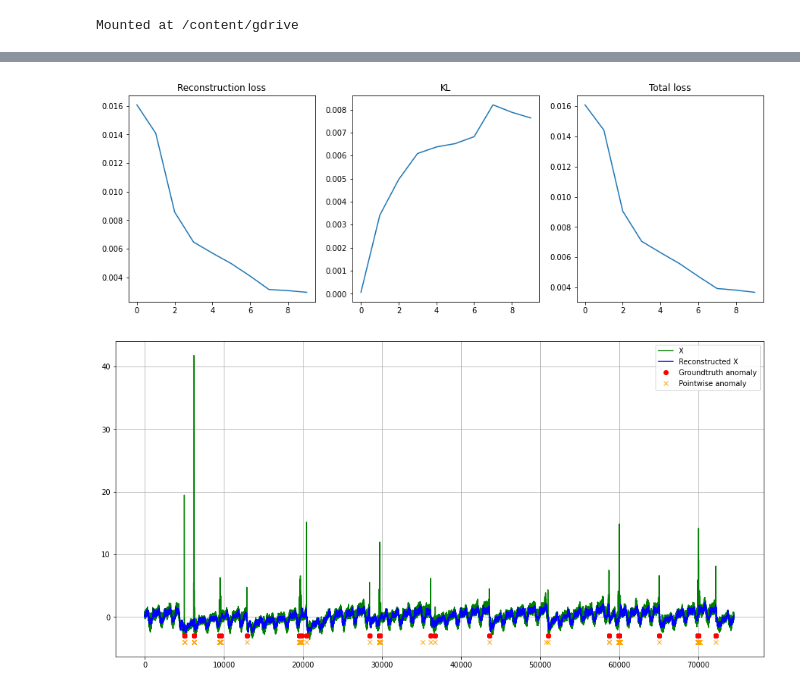
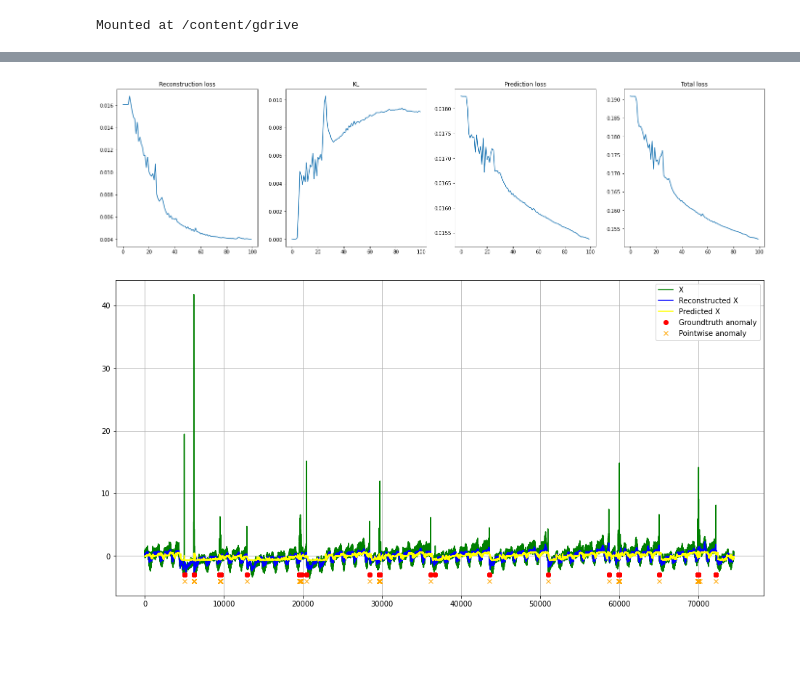
Before and after one commit to zloelias/hse-project-vae-lstm, a Jupyter notebook: vae.ipynb, the cells around one changed output, grey strips where cells are left out. Drawn from its saved outputs; the diff is of its cells as text; code cells hidden in the pictures; blank space fills up the shorter version.

Commit message:
Colaboratory. Lstm prediction model added

```diff
--- a/vae.ipynb
+++ b/vae.ipynb
@@ -90,9 +91,10 @@ class KPIDataset(Dataset):
     def __len__(self):
         return len(self.features)
 
+window_len = 256
 
-train_dataset = KPIDataset(X_train, y_train, window_len=256, sliding_step=1)
-test_dataset = KPIDataset(X_test, y_test, window_len=256, sliding_step=1)
+train_dataset = KPIDataset(X_train, y_train, window_len=window_len, sliding_step=1)
+test_dataset = KPIDataset(X_test, y_test, window_len=window_len, sliding_step=1)
 
 BATCH_SIZE = 2048
 train_dataloader = DataLoader(train_dataset, batch_size=BATCH_SIZE, shuffle=False, num_workers=1, pin_memory=True)
@@ -164,61 +200,71 @@ class VAE(nn.Module):
 # %%
 device = torch.device("cuda") if torch.cuda.is_available() else torch.device("cpu")
 vae = VAE().to(device)
+
+lstm = LSTM(input_size=window_len, hidden_size=64, num_layers=1).to(device)
 # %%
 def weighted_mse_loss(input, target, weights):
         return (weights * (input - target) ** 2).mean()
 
-def loss_fn(recon_x, x, mu, logvar, w, beta=.1):
+def loss_fn(recon_x, x, y_pred, y_true, mu, logvar, w, beta=.1, lmbda=10):
     MSE = weighted_mse_loss(recon_x, x, w)
     # see Appendix B from VAE paper:
     # Kingma and Welling. Auto-Encoding Variational Bayes. ICLR, 2014
     # 0.5 * sum(1 + log(sigma^2) - mu^2 - sigma^2)
     KLD = -0.5 * torch.mean(1 + logvar - mu.pow(2) - logvar.exp())
 
-    return MSE + beta*w.mean()*KLD, MSE, KLD
+    lstm_loss = nn.MSELoss(reduction='mean')
+    MSE_LSTM = lstm_loss(y_pred, y_true)
+
+    return MSE + beta*w.mean()*KLD + lmbda*w.mean()*MSE_LSTM, MSE, KLD, MSE_LSTM
 # %%
 optimizer = torch.optim.Adam(vae.parameters(), lr=1e-3)
 
-epochs = 10
+epochs = 100
 
-loss_history, mse_history, kld_history = [], [], []
+loss_history, mse_history, kld_history, mse_lstm_history = [], [], [], []
 
 for epoch in range(epochs):
-    total_loss, total_mse, total_kld = 0, 0, 0
-    for idx, (x, w, l, y) in enumerate(train_dataloader):
+    total_loss, total_mse, total_kld, total_mse_lstm = 0, 0, 0, 0
+    for idx, (x, w, l, y_true) in enumerate(train_dataloader):
         #w.to(device)
-        recon_x, mu, logvar = vae(x)
-        loss, mse, kld = loss_fn(recon_x, x, mu, logvar, w)
+        x_recon, mu, logvar = vae(x)
+        y_pred = lstm(x_recon)
+        loss, mse, kld, mse_lstm = loss_fn(x_recon, x, y_pred.float(), y_true.float(), mu, logvar, w)
         optimizer.zero_grad()
         loss.backward()
         optimizer.step()
 
         '''
         if idx % 50 == 0:
             to_print = f"Epoch[{epoch+1}/{epochs}] Loss: {loss.item() / BATCH_SIZE} {mse.item() / BATCH_SIZE} {kld.item() / BATCH_SIZE}"
             print(to_print)
         '''
         total_loss += loss.item() / BATCH_SIZE
         total_mse += mse.item() / BATCH_SIZE
         total_kld += kld.item() / BATCH_SIZE
+        total_mse_lstm += mse_lstm.item() / BATCH_SIZE
 
     loss_history.append(total_loss)
     mse_history.append(total_mse)
     kld_history.append(total_kld)
+    mse_lstm_history.append(total_mse_lstm)
 
-    fig, ax = plt.subplots(ncols=3, figsize=(15,5))
+    fig, ax = plt.subplots(ncols=4, figsize=(24,6))
 
     ax[0].plot(mse_history)
     ax[0].set_title('Reconstruction loss')
     ax[1].plot(kld_history)
     ax[1].set_title('KL')
-    ax[2].plot(loss_history)
-    ax[2].set_title('Total loss')
+    ax[2].plot(mse_lstm_history)
+    ax[2].set_title('Prediction loss')
+    ax[3].plot(loss_history)
+    ax[3].set_title('Total loss')
     plt.show()
     plt.pause(0.3);
     clear_output(wait=True);
 # %% [output]
-[figure, old version]
+[figure, new version]
 # %%
 import pickle
 
@@ -253,6 +307,7 @@ pointwise_anomaly = np.argwhere(MAE > 60*np.std(MAE_total))
 
 ax.plot(ts, X[ts], color='green', label='X')
 ax.plot(ts, X_recon[ts], color='blue', label='Reconstructed X')
+ax.plot(ts, Y[ts], color='yellow', label='Predicted X')
 ax.plot(ts_anomaly, [-3]*len(ts_anomaly), 'o', color='red', label='Groundtruth anomaly')
 ax.plot(pointwise_anomaly, [-4]*len(pointwise_anomaly), 'x', color='orange', label='Pointwise anomaly')
 ax.legend()
@@ -261,4 +316,4 @@ ax.grid()
 
 plt.show()
 # %% [output]
-[figure, old version]
+[figure, new version]
```
Also changed, not shown: parts of 5 cells of this notebook.
